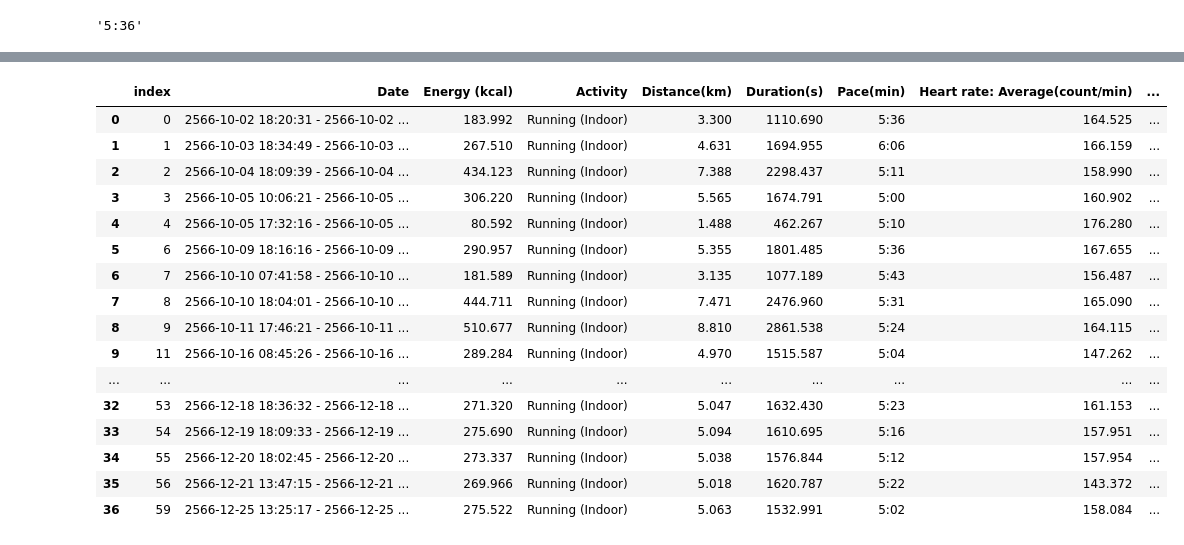
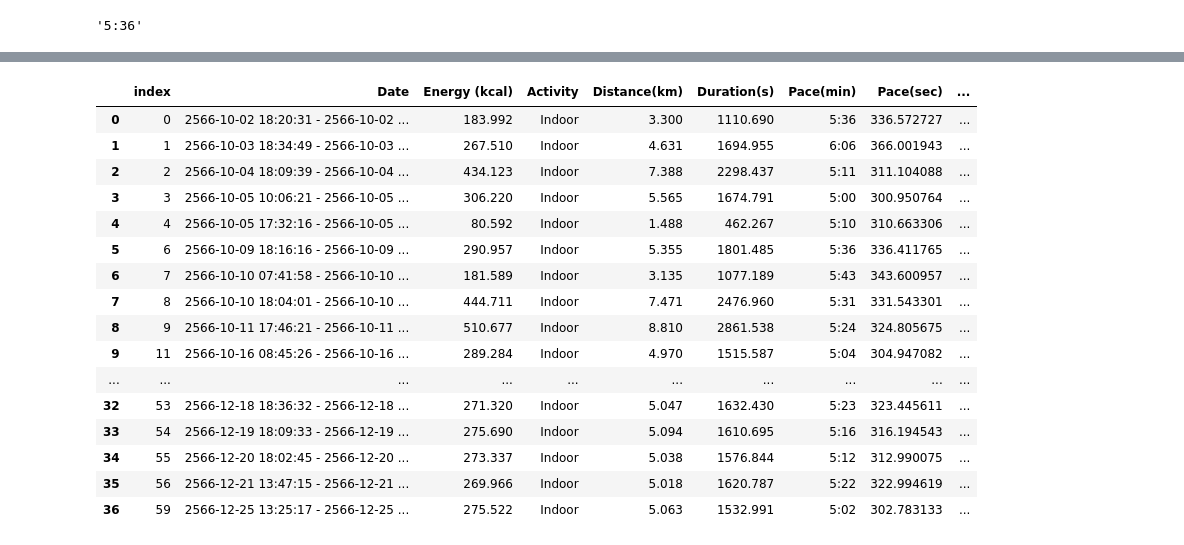
Before and after one commit to JFKongphop/running-analysis, a Jupyter notebook: index.ipynb, the cells around one changed output, grey strips where cells are left out. Drawn from its saved outputs; the diff is of its cells as text; code cells hidden in the pictures.

```diff
--- a/index.ipynb
+++ b/index.ipynb
@@ -44,6 +45,11 @@ def sec_to_min(sec: float) -> str:
 sec_to_min(336.572727)
 # %% [output]
 '5:36'
+# %%
+def convert_activity(activity):
+  if (activity == 'Running (Indoor)'):
+    return 'Indoor'
+  return 'Outdoor'
 # %%
 runningcsv_files = get_csv_files('running')
 
@@ -54,7 +60,10 @@ df = pd.concat(
 
 df['Date'].apply(edit_date_format)
 
+
 rename_column(df, 'Active energy burned(kcal)', 'Energy (kcal)')
+rename_column(df, 'Heart rate: Average(count/min)', 'Heart rate: Average(min)')
+rename_column(df, 'Heart rate: Maximum(count/min)', 'Heart rate: Maximum(min)')
 
 drop_columns = [
   'Heart rate zone: A Easy (<115bpm)(%)',
@@ -73,11 +82,13 @@ drop_columns = [
 for column in drop_columns:
   drop_column(df, column)
 
-df['Pace(min)'] = df['Duration(s)'] / df['Distance(km)']
-df['Pace(min)'] = df['Pace(min)'].apply(sec_to_min)
+
+df['Pace(sec)'] = df['Duration(s)'] / df['Distance(km)']
+df['Pace(min)'] = df['Pace(sec)'].apply(sec_to_min)
+df['Activity'] = df['Activity'].apply(convert_activity)
 
 
-column_order = ['Date', 'Energy (kcal)', 'Activity', 'Distance(km)',  'Duration(s)', 'Pace(min)','Heart rate: Average(count/min)', 'Heart rate: Maximum(count/min)']
+column_order = ['Date', 'Energy (kcal)', 'Activity', 'Distance(km)',  'Duration(s)', 'Pace(min)', 'Pace(sec)', 'Heart rate: Average(min)', 'Heart rate: Maximum(min)']
 df = df[column_order]
 
 df
@@ -122,21 +133,21 @@ outdoor.reset_index()
 # %%
-indoor = filter_value(df, 'Activity', 'Running (Indoor)')
+indoor = filter_value(df, 'Activity', 'Indoor')
 indoor.reset_index()
 # %% [output]
-|  | index | Date | Energy (kcal) | Activity | Distance(km) | Duration(s) | Pace(min) | Heart rate: Average(count/min) | ... |
-| 0 | 0 | 2566-10-02 18:20:31 - 2566-10-02 ... | 183.992 | Running (Indoor) | 3.300 | 1110.690 | 5:36 | 164.525 | ... |
-| 1 | 1 | 2566-10-03 18:34:49 - 2566-10-03 ... | 267.510 | Running (Indoor) | 4.631 | 1694.955 | 6:06 | 166.159 | ... |
-| 2 | 2 | 2566-10-04 18:09:39 - 2566-10-04 ... | 434.123 | Running (Indoor) | 7.388 | 2298.437 | 5:11 | 158.990 | ... |
-| 3 | 3 | 2566-10-05 10:06:21 - 2566-10-05 ... | 306.220 | Running (Indoor) | 5.565 | 1674.791 | 5:00 | 160.902 | ... |
-| 4 | 4 | 2566-10-05 17:32:16 - 2566-10-05 ... | 80.592 | Running (Indoor) | 1.488 | 462.267 | 5:10 | 176.280 | ... |
-| 5 | 6 | 2566-10-09 18:16:16 - 2566-10-09 ... | 290.957 | Running (Indoor) | 5.355 | 1801.485 | 5:36 | 167.655 | ... |
-| 6 | 7 | 2566-10-10 07:41:58 - 2566-10-10 ... | 181.589 | Running (Indoor) | 3.135 | 1077.189 | 5:43 | 156.487 | ... |
-| 7 | 8 | 2566-10-10 18:04:01 - 2566-10-10 ... | 444.711 | Running (Indoor) | 7.471 | 2476.960 | 5:31 | 165.090 | ... |
-| 8 | 9 | 2566-10-11 17:46:21 - 2566-10-11 ... | 510.677 | Running (Indoor) | 8.810 | 2861.538 | 5:24 | 164.115 | ... |
-| 9 | 11 | 2566-10-16 08:45:26 - 2566-10-16 ... | 289.284 | Running (Indoor) | 4.970 | 1515.587 | 5:04 | 147.262 | ... |
+|  | index | Date | Energy (kcal) | Activity | Distance(km) | Duration(s) | Pace(min) | Pace(sec) | ... |
+| 0 | 0 | 2566-10-02 18:20:31 - 2566-10-02 ... | 183.992 | Indoor | 3.300 | 1110.690 | 5:36 | 336.572727 | ... |
+| 1 | 1 | 2566-10-03 18:34:49 - 2566-10-03 ... | 267.510 | Indoor | 4.631 | 1694.955 | 6:06 | 366.001943 | ... |
+| 2 | 2 | 2566-10-04 18:09:39 - 2566-10-04 ... | 434.123 | Indoor | 7.388 | 2298.437 | 5:11 | 311.104088 | ... |
+| 3 | 3 | 2566-10-05 10:06:21 - 2566-10-05 ... | 306.220 | Indoor | 5.565 | 1674.791 | 5:00 | 300.950764 | ... |
+| 4 | 4 | 2566-10-05 17:32:16 - 2566-10-05 ... | 80.592 | Indoor | 1.488 | 462.267 | 5:10 | 310.663306 | ... |
+| 5 | 6 | 2566-10-09 18:16:16 - 2566-10-09 ... | 290.957 | Indoor | 5.355 | 1801.485 | 5:36 | 336.411765 | ... |
+| 6 | 7 | 2566-10-10 07:41:58 - 2566-10-10 ... | 181.589 | Indoor | 3.135 | 1077.189 | 5:43 | 343.600957 | ... |
+| 7 | 8 | 2566-10-10 18:04:01 - 2566-10-10 ... | 444.711 | Indoor | 7.471 | 2476.960 | 5:31 | 331.543301 | ... |
+| 8 | 9 | 2566-10-11 17:46:21 - 2566-10-11 ... | 510.677 | Indoor | 8.810 | 2861.538 | 5:24 | 324.805675 | ... |
+| 9 | 11 | 2566-10-16 08:45:26 - 2566-10-16 ... | 289.284 | Indoor | 4.970 | 1515.587 | 5:04 | 304.947082 | ... |
 | ... | ... | ... | ... | ... | ... | ... | ... | ... | ... |
-| 32 | 53 | 2566-12-18 18:36:32 - 2566-12-18 ... | 271.320 | Running (Indoor) | 5.047 | 1632.430 | 5:23 | 161.153 | ... |
-| 33 | 54 | 2566-12-19 18:09:33 - 2566-12-19 ... | 275.690 | Running (Indoor) | 5.094 | 1610.695 | 5:16 | 157.951 | ... |
-| 34 | 55 | 2566-12-20 18:02:45 - 2566-12-20 ... | 273.337 | Running (Indoor) | 5.038 | 1576.844 | 5:12 | 157.954 | ... |
-| 35 | 56 | 2566-12-21 13:47:15 - 2566-12-21 ... | 269.966 | Running (Indoor) | 5.018 | 1620.787 | 5:22 | 143.372 | ... |
-| 36 | 59 | 2566-12-25 13:25:17 - 2566-12-25 ... | 275.522 | Running (Indoor) | 5.063 | 1532.991 | 5:02 | 158.084 | ... |
+| 32 | 53 | 2566-12-18 18:36:32 - 2566-12-18 ... | 271.320 | Indoor | 5.047 | 1632.430 | 5:23 | 323.445611 | ... |
+| 33 | 54 | 2566-12-19 18:09:33 - 2566-12-19 ... | 275.690 | Indoor | 5.094 | 1610.695 | 5:16 | 316.194543 | ... |
+| 34 | 55 | 2566-12-20 18:02:45 - 2566-12-20 ... | 273.337 | Indoor | 5.038 | 1576.844 | 5:12 | 312.990075 | ... |
+| 35 | 56 | 2566-12-21 13:47:15 - 2566-12-21 ... | 269.966 | Indoor | 5.018 | 1620.787 | 5:22 | 322.994619 | ... |
+| 36 | 59 | 2566-12-25 13:25:17 - 2566-12-25 ... | 275.522 | Indoor | 5.063 | 1532.991 | 5:02 | 302.783133 | ... |
```
Also changed, not shown: parts of 8 cells of this notebook.
